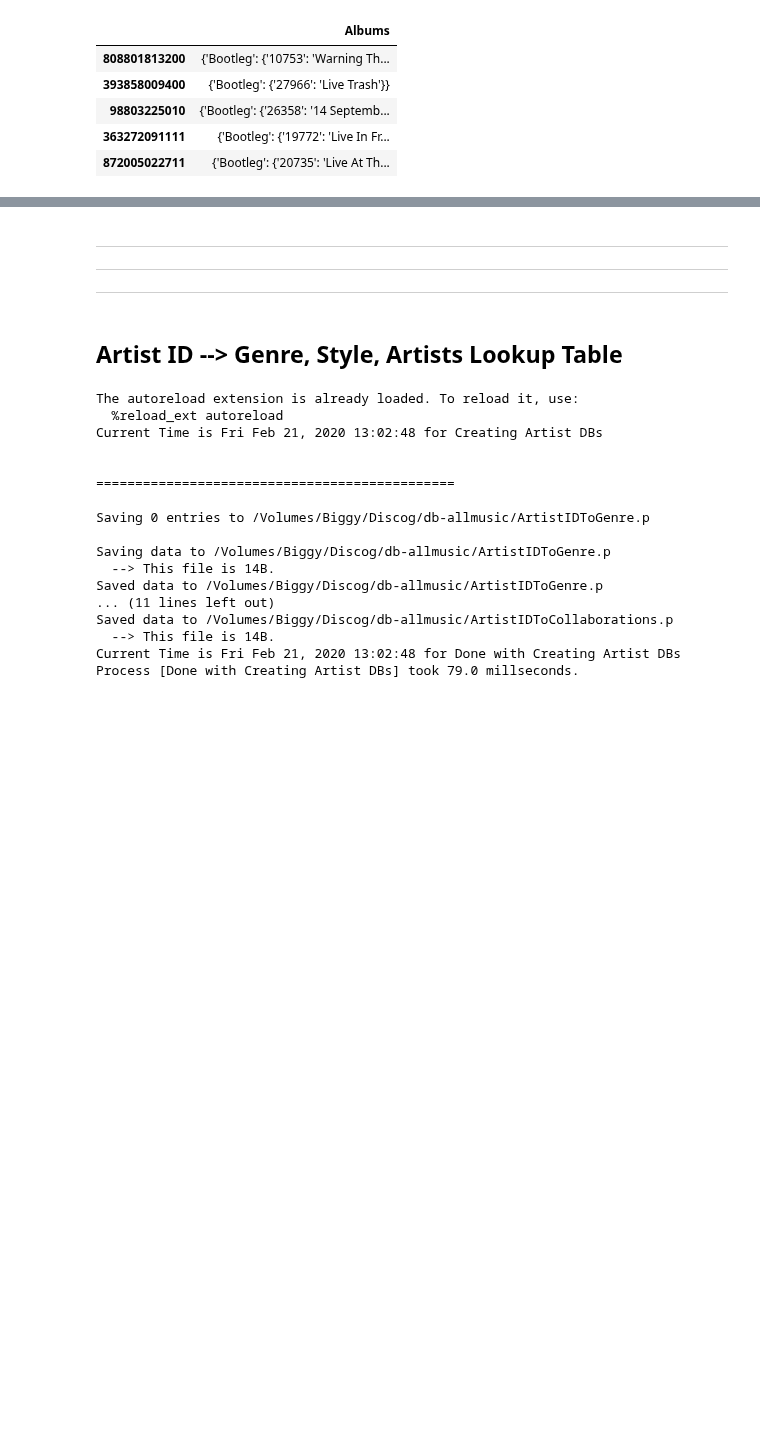
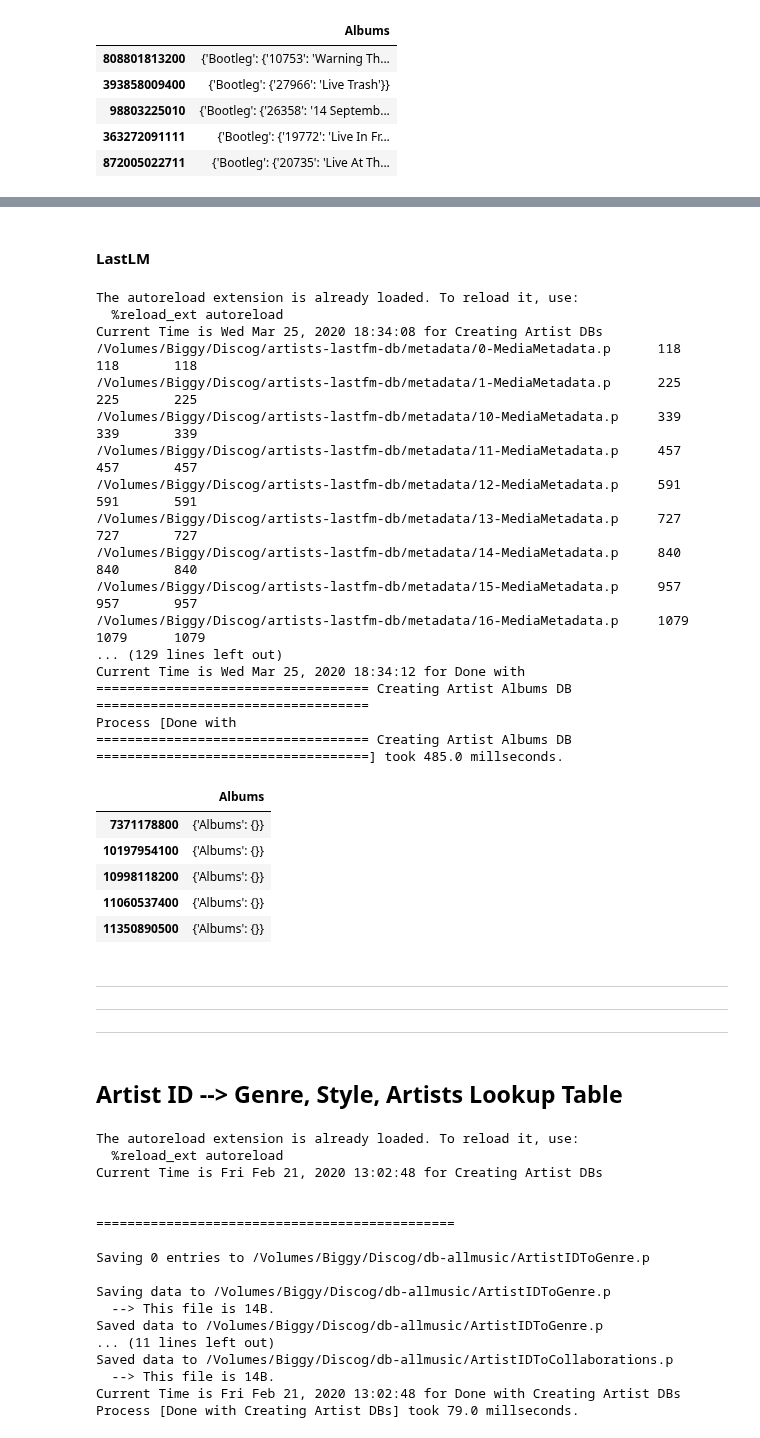
Before and after one commit to tgadf/discogs, a Jupyter notebook: Master DB.ipynb, the cells around one changed output, grey strips where cells are left out. Drawn from its saved outputs; the diff is of its cells as text; code cells hidden in the pictures; blank space fills up the shorter version.

```diff
--- a/Master DB.ipynb
+++ b/Master DB.ipynb
@@ -447,3 +594,46 @@ Process [Done with
+# %% [markdown]
+#### LastLM
+# %%
+%load_ext autoreload
+%autoreload
+
+####################################################################################################
+## Create Artist ID to Album ID Lookup
+####################################################################################################
+from lookup import createArtistAlbumIDMap
+createArtistAlbumIDMap(discLM)
+
+
+####################################################################################################
+## Create Artist ID Pandas DataFrame
+####################################################################################################
+from masterdb import getArtistAlbumsDB
+discArtistLMAlbumsDB = getArtistAlbumsDB(discLM, force=True)
+discArtistLMAlbumsDB.head()
+# %% [output]
+The autoreload extension is already loaded. To reload it, use:
+  %reload_ext autoreload
+Current Time is Wed Mar 25, 2020 18:34:08 for Creating Artist DBs
+/Volumes/Biggy/Discog/artists-lastfm-db/metadata/0-MediaMetadata.p      118       118       118
+/Volumes/Biggy/Discog/artists-lastfm-db/metadata/1-MediaMetadata.p      225       225       225
+/Volumes/Biggy/Discog/artists-lastfm-db/metadata/10-MediaMetadata.p     339       339       339
+/Volumes/Biggy/Discog/artists-lastfm-db/metadata/11-MediaMetadata.p     457       457       457
+/Volumes/Biggy/Discog/artists-lastfm-db/metadata/12-MediaMetadata.p     591       591       591
+/Volumes/Biggy/Discog/artists-lastfm-db/metadata/13-MediaMetadata.p     727       727       727
+/Volumes/Biggy/Discog/artists-lastfm-db/metadata/14-MediaMetadata.p     840       840       840
+/Volumes/Biggy/Discog/artists-lastfm-db/metadata/15-MediaMetadata.p     957       957       957
+/Volumes/Biggy/Discog/artists-lastfm-db/metadata/16-MediaMetadata.p     1079      1079      1079
+... (129 lines left out)
+Current Time is Wed Mar 25, 2020 18:34:12 for Done with
+=================================== Creating Artist Albums DB ===================================
+Process [Done with
+=================================== Creating Artist Albums DB ===================================] took 485.0 millseconds.
+|  | Albums |
+| 7371178800 | {'Albums': {}} |
+| 10197954100 | {'Albums': {}} |
+| 10998118200 | {'Albums': {}} |
+| 11060537400 | {'Albums': {}} |
+| 11350890500 | {'Albums': {}} |
 # %% [markdown]
 ***
 ***
```
Also changed, not shown: parts of 8 cells of this notebook, 9 other files.
